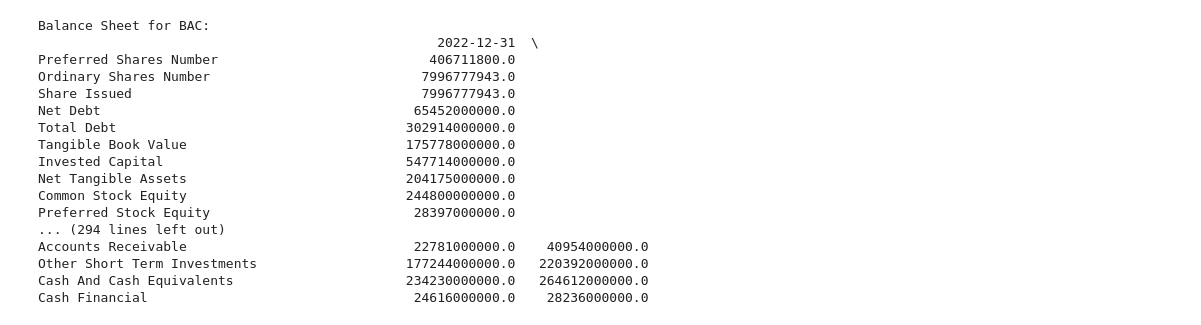
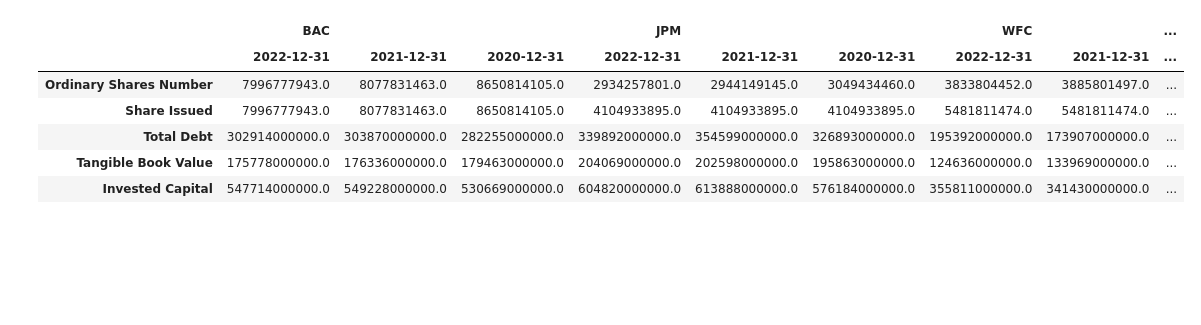
Before and after one commit to justicebangura/Project-1, a Jupyter notebook: Balance_Sheet.ipynb, the cells around one changed output. Cells and saved outputs as stored; diff of their text form; code cells hidden in the pictures; blank space fills up the shorter version.

Commit message:
Balance Sheet Analysis

```diff
--- a/Balance_Sheet.ipynb
+++ b/Balance_Sheet.ipynb
@@ -30,31 +0,0 @@ for ticker in ticker_list:
-# %%
-# Ticker symbols for which you want to view the balance sheet
-ticker_symbols = ['BAC', 'JPM', 'WFC']
-
-# Accessing and printing the balance sheet data for each specified ticker
-for ticker_symbol in ticker_symbols:
-    banks_balance_sheet = balance_sheets.get(ticker_symbol)
-
-    if banks_balance_sheet is not None:
-        print(f"\nBalance Sheet for {ticker_symbol}:")
-        print(banks_balance_sheet)
-    else:
-        print(f"Balance sheet data for {ticker_symbol} is not available.")
-# %% [output]
-Balance Sheet for BAC:
-                                                   2022-12-31  \
-Preferred Shares Number                           406711800.0
-Ordinary Shares Number                           7996777943.0
-Share Issued                                     7996777943.0
-Net Debt                                        65452000000.0
-Total Debt                                     302914000000.0
-Tangible Book Value                            175778000000.0
-Invested Capital                               547714000000.0
-Net Tangible Assets                            204175000000.0
-Common Stock Equity                            244800000000.0
-Preferred Stock Equity                          28397000000.0
-... (294 lines left out)
-Accounts Receivable                             22781000000.0    40954000000.0
-Other Short Term Investments                   177244000000.0   220392000000.0
-Cash And Cash Equivalents                      234230000000.0   264612000000.0
-Cash Financial                                  24616000000.0    28236000000.0
@@ -60,0 +10,18 @@ Cash Financial                                  24616000000.0    28236000000.0
+# %%
+bac = yf.Ticker('BAC')
+jpm = yf.Ticker('JPM')
+wfc = yf.Ticker('WFC')
+#Cleaned the data and combined dataframe
+bs_bac = pd.DataFrame(bac.balance_sheet).dropna()
+bs_jpm = pd.DataFrame(jpm.balance_sheet).dropna()
+bs_wfc = pd.DataFrame(wfc.balance_sheet).dropna()
+total_bs = pd.concat([bs_bac, bs_jpm, bs_wfc], axis=1, keys = ['BAC', 'JPM', 'WFC'])
+total_bs.head()
+# %% [output]
+|  | BAC |  |  | JPM |  |  | WFC |  | ... |
+|  | 2022-12-31 | 2021-12-31 | 2020-12-31 | 2022-12-31 | 2021-12-31 | 2020-12-31 | 2022-12-31 | 2021-12-31 | ... |
+| Ordinary Shares Number | 7996777943.0 | 8077831463.0 | 8650814105.0 | 2934257801.0 | 2944149145.0 | 3049434460.0 | 3833804452.0 | 3885801497.0 | ... |
+| Share Issued | 7996777943.0 | 8077831463.0 | 8650814105.0 | 4104933895.0 | 4104933895.0 | 4104933895.0 | 5481811474.0 | 5481811474.0 | ... |
+| Total Debt | 302914000000.0 | 303870000000.0 | 282255000000.0 | 339892000000.0 | 354599000000.0 | 326893000000.0 | 195392000000.0 | 173907000000.0 | ... |
+| Tangible Book Value | 175778000000.0 | 176336000000.0 | 179463000000.0 | 204069000000.0 | 202598000000.0 | 195863000000.0 | 124636000000.0 | 133969000000.0 | ... |
+| Invested Capital | 547714000000.0 | 549228000000.0 | 530669000000.0 | 604820000000.0 | 613888000000.0 | 576184000000.0 | 355811000000.0 | 341430000000.0 | ... |
```
Also changed, not shown: parts of 9 cells of this notebook, 1 other file.
